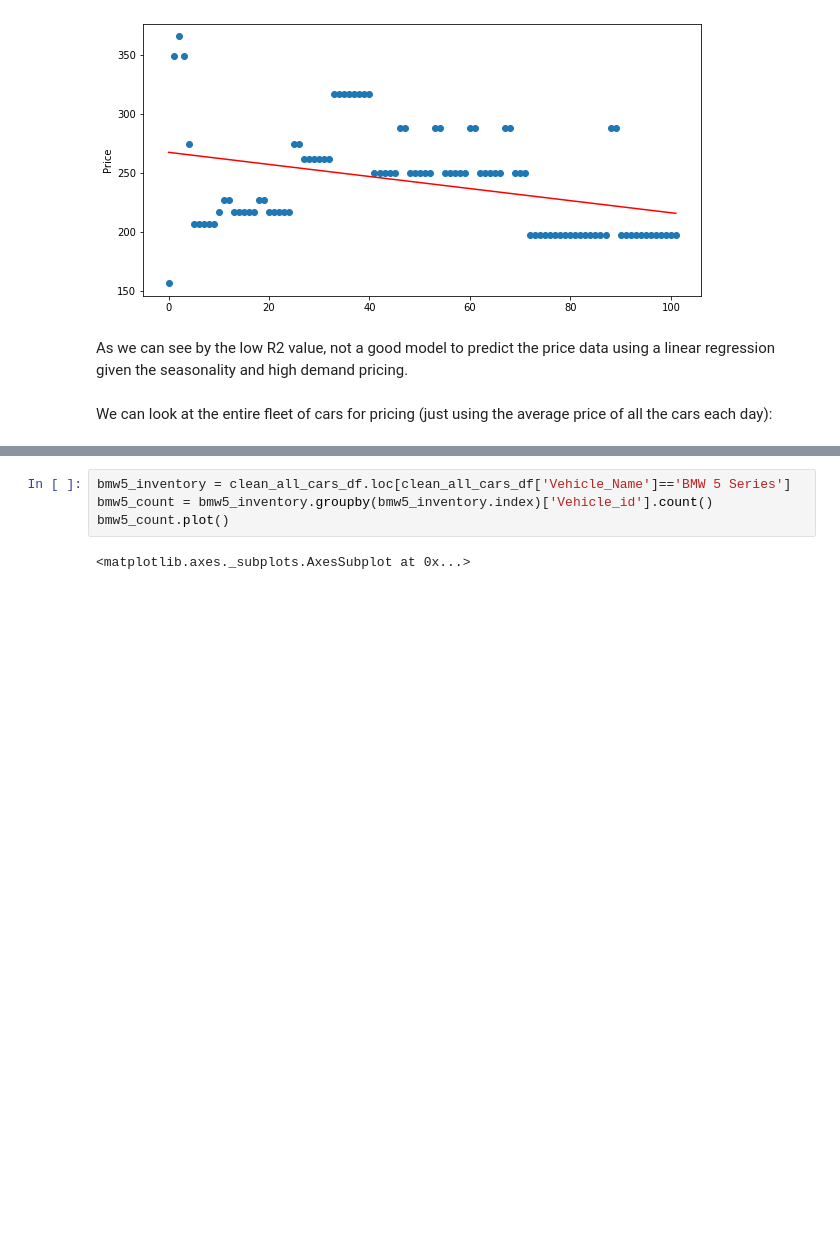
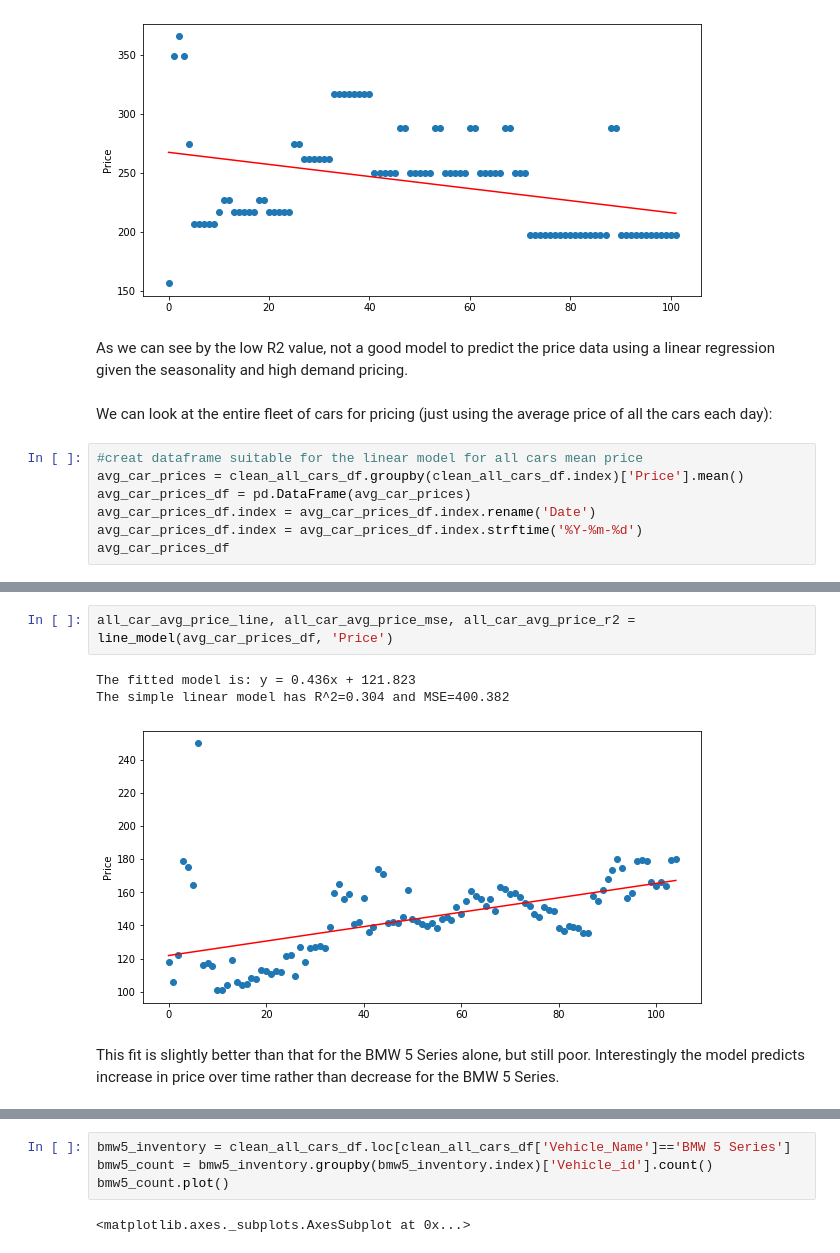
Before and after one commit to JADukeAIPI/AIPIProject, a Jupyter notebook: EDA_and_modeling.ipynb, the cells around one changed output, grey strips where cells are left out. Cells and saved outputs as stored; diff of their text form; blank space fills up the shorter version.

```diff
--- a/EDA_and_modeling.ipynb
+++ b/EDA_and_modeling.ipynb
@@ -501,3 +501,10 @@ The simple linear model has R^2=0.123 and MSE=1617.284
 As we can see by the low R2 value, not a good model to predict the price data using a linear regression given the seasonality and high demand pricing.
 # %% [markdown]
 We can look at the entire fleet of cars for pricing (just using the average price of all the cars each day):
+# %%
+#creat dataframe suitable for the linear model for all cars mean price
+avg_car_prices = clean_all_cars_df.groupby(clean_all_cars_df.index)['Price'].mean()
+avg_car_prices_df = pd.DataFrame(avg_car_prices)
+avg_car_prices_df.index = avg_car_prices_df.index.rename('Date')
+avg_car_prices_df.index = avg_car_prices_df.index.strftime('%Y-%m-%d')
+avg_car_prices_df
@@ -503,0 +526,8 @@ We can look at the entire fleet of cars for pricing (just using the average pric
+# %%
+all_car_avg_price_line, all_car_avg_price_mse, all_car_avg_price_r2 = line_model(avg_car_prices_df, 'Price')
+# %% [output]
+The fitted model is: y = 0.436x + 121.823
+The simple linear model has R^2=0.304 and MSE=400.382
+[figure, added]
+# %% [markdown]
+This fit is slightly better than that for the BMW 5 Series alone, but still poor. Interestingly the model predicts increase in price over time rather than decrease for the BMW 5 Series.
```
Also changed, not shown: parts of 5 cells of this notebook.
